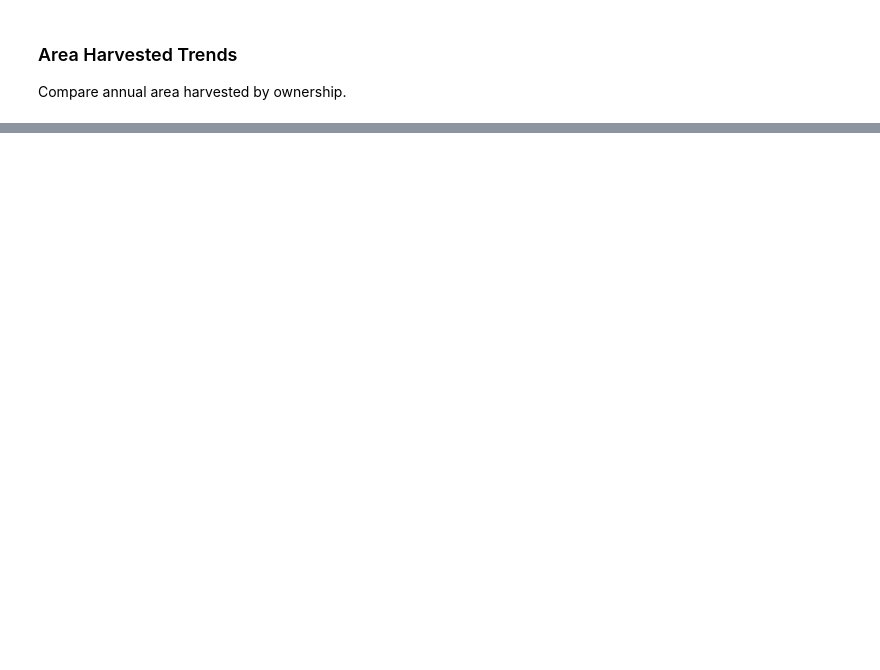
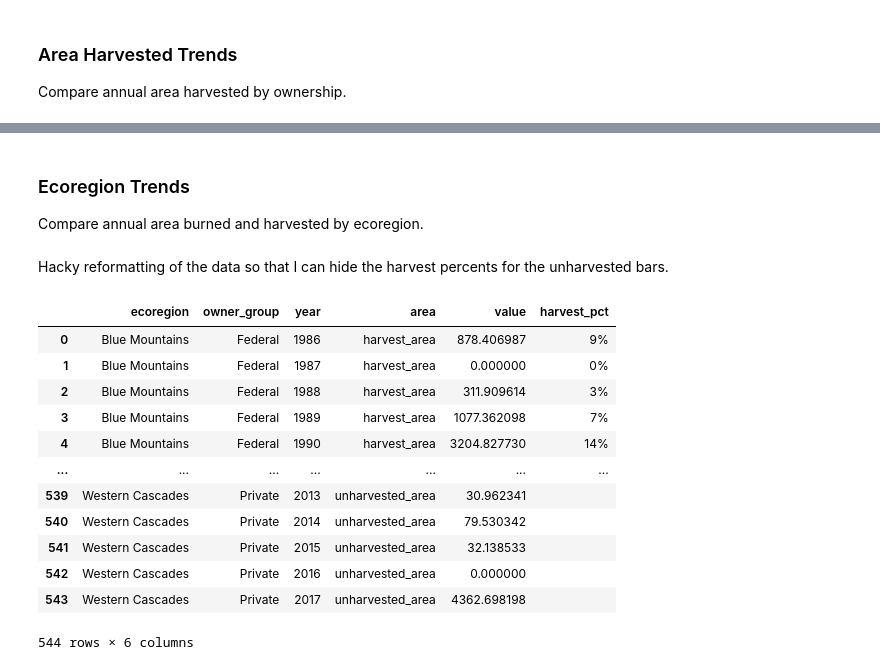
Before and after one commit to aazuspan/post-fire-harvest-2024, a Jupyter notebook: notebooks/figures.ipynb, the cells around one changed output, grey strips where cells are left out. Drawn from its saved outputs; the diff is of its cells as text; code cells hidden in the pictures; blank space fills up the shorter version.

```diff
--- a/notebooks/figures.ipynb
+++ b/notebooks/figures.ipynb
@@ -153,2 +142,51 @@ When grouping with a length-1 list-like, you will need to pass a length-1 tuple
 # %%
 fig.write_image("../figures/area_harvested.png", scale=3)
+# %% [markdown]
+### Ecoregion Trends
+
+Compare annual area burned and harvested by ecoregion.
+# %%
+ecoregion_trends = pd.read_csv("../data/results/ecoregion_owner_trends.csv")
+ecoregion_trends = ecoregion_trends[ecoregion_trends.owner_group.ne("Other")]
+ecoregion_trends["unharvested_area"] = (
+    ecoregion_trends["analysis_area"] - ecoregion_trends["harvest_area"]
+)
+ecoregion_trends["harvest_pct"] = (
+    ecoregion_trends["harvest_area"] / ecoregion_trends["analysis_area"]
+)
+# %% [markdown]
+Hacky reformatting of the data so that I can hide the harvest percents for the unharvested bars.
+# %%
+melted = ecoregion_trends.melt(
+    id_vars=["ecoregion", "owner_group", "year"],
+    value_vars=["harvest_area", "unharvested_area"],
+    var_name="area",
+)
+melted["harvest_pct"] = (
+    melted.groupby(["ecoregion", "owner_group", "year"])
+    .apply(
+        lambda x: x[x.area.eq("harvest_area")].value / x.value.sum(),
+        include_groups=False,
+    )
+    .reset_index()
+    .value.fillna(0)
+)
+melted["harvest_pct"] = melted.apply(
+    lambda x: f"{x.harvest_pct:.0%}" if x.area == "harvest_area" else "", axis=1
+)
+# %%
+melted
+# %% [output]
+|  | ecoregion | owner_group | year | area | value | harvest_pct |
+| 0 | Blue Mountains | Federal | 1986 | harvest_area | 878.406987 | 9% |
+| 1 | Blue Mountains | Federal | 1987 | harvest_area | 0.000000 | 0% |
+| 2 | Blue Mountains | Federal | 1988 | harvest_area | 311.909614 | 3% |
+| 3 | Blue Mountains | Federal | 1989 | harvest_area | 1077.362098 | 7% |
+| 4 | Blue Mountains | Federal | 1990 | harvest_area | 3204.827730 | 14% |
+| ... | ... | ... | ... | ... | ... | ... |
+| 539 | Western Cascades | Private | 2013 | unharvested_area | 30.962341 |  |
+| 540 | Western Cascades | Private | 2014 | unharvested_area | 79.530342 |  |
+| 541 | Western Cascades | Private | 2015 | unharvested_area | 32.138533 |  |
+| 542 | Western Cascades | Private | 2016 | unharvested_area | 0.000000 |  |
+| 543 | Western Cascades | Private | 2017 | unharvested_area | 4362.698198 |  |
+544 rows × 6 columns
```
Also changed, not shown: parts of 4 cells of this notebook, 9 other files.
